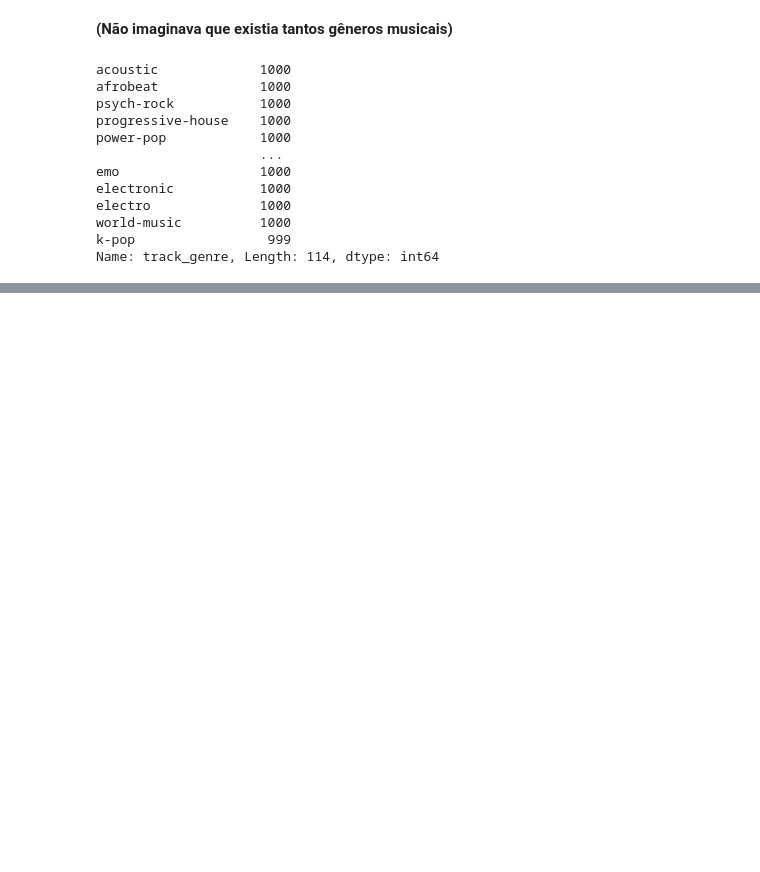
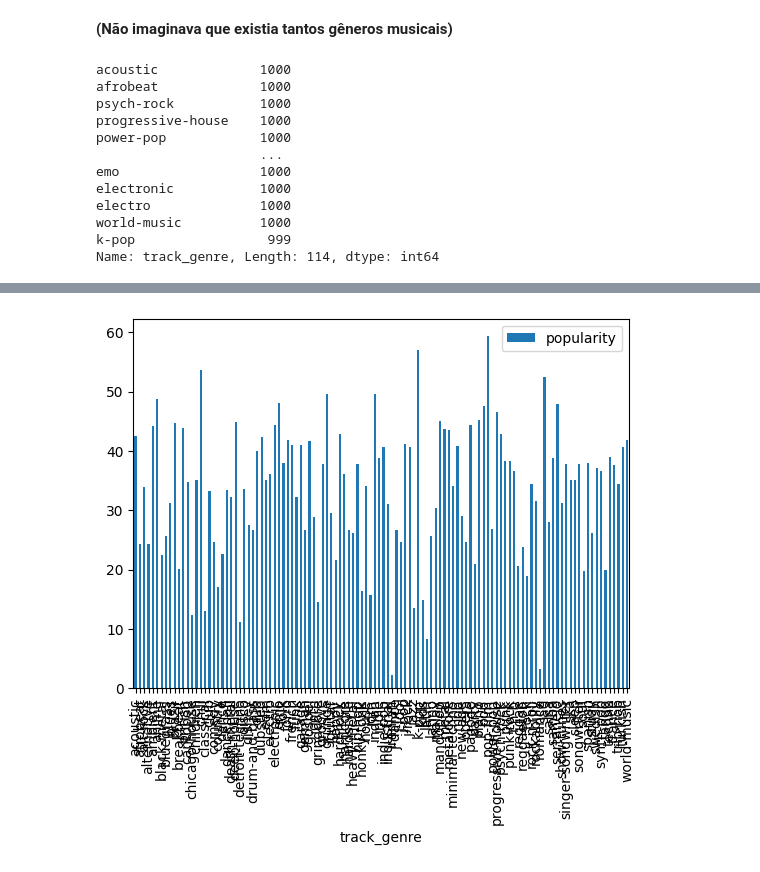
Before and after one commit to brenocolaco/Analise-do-Spotify, a Jupyter notebook: Análise do Spotify.ipynb, the cells around one changed output, grey strips where cells are left out. Cells and saved outputs as stored; diff of their text form; code cells hidden in the pictures; blank space fills up the shorter version.

Commit message:
Analise de duração e popularidade por gênero

```diff
--- a/Análise do Spotify.ipynb
+++ b/Análise do Spotify.ipynb
@@ -182,0 +183,3 @@ Foi feita uma amostra de 1000 músicas para cada estilo. COmo retiramos uma que
+# %%
+genero_duracao = dados[['track_genre', 'duration_ms']]
+genero_popularidade = dados[['track_genre', 'popularity']]
@@ -182,0 +204,3 @@ Foi feita uma amostra de 1000 músicas para cada estilo. COmo retiramos uma que
+# %%
+media_popularidade_por_genero = genero_popularidade.groupby('track_genre').mean()
+media_popularidade_por_genero
@@ -182,0 +222,5 @@ Foi feita uma amostra de 1000 músicas para cada estilo. COmo retiramos uma que
+# %%
+media_popularidade_por_genero.plot.bar()
+plt.show()
+# %% [output]
+[figure, added]
```
Also changed, not shown: parts of 4 cells of this notebook.
